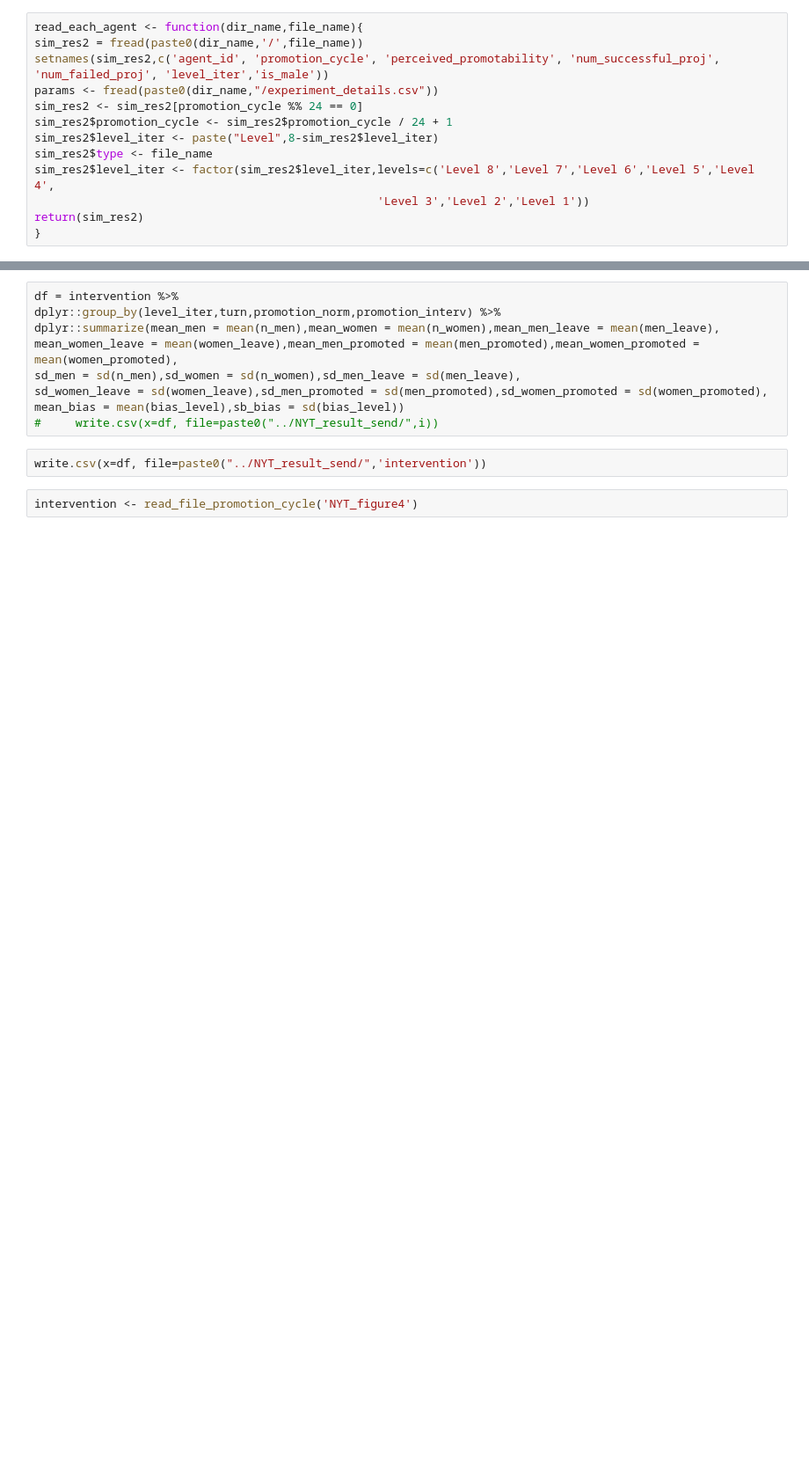
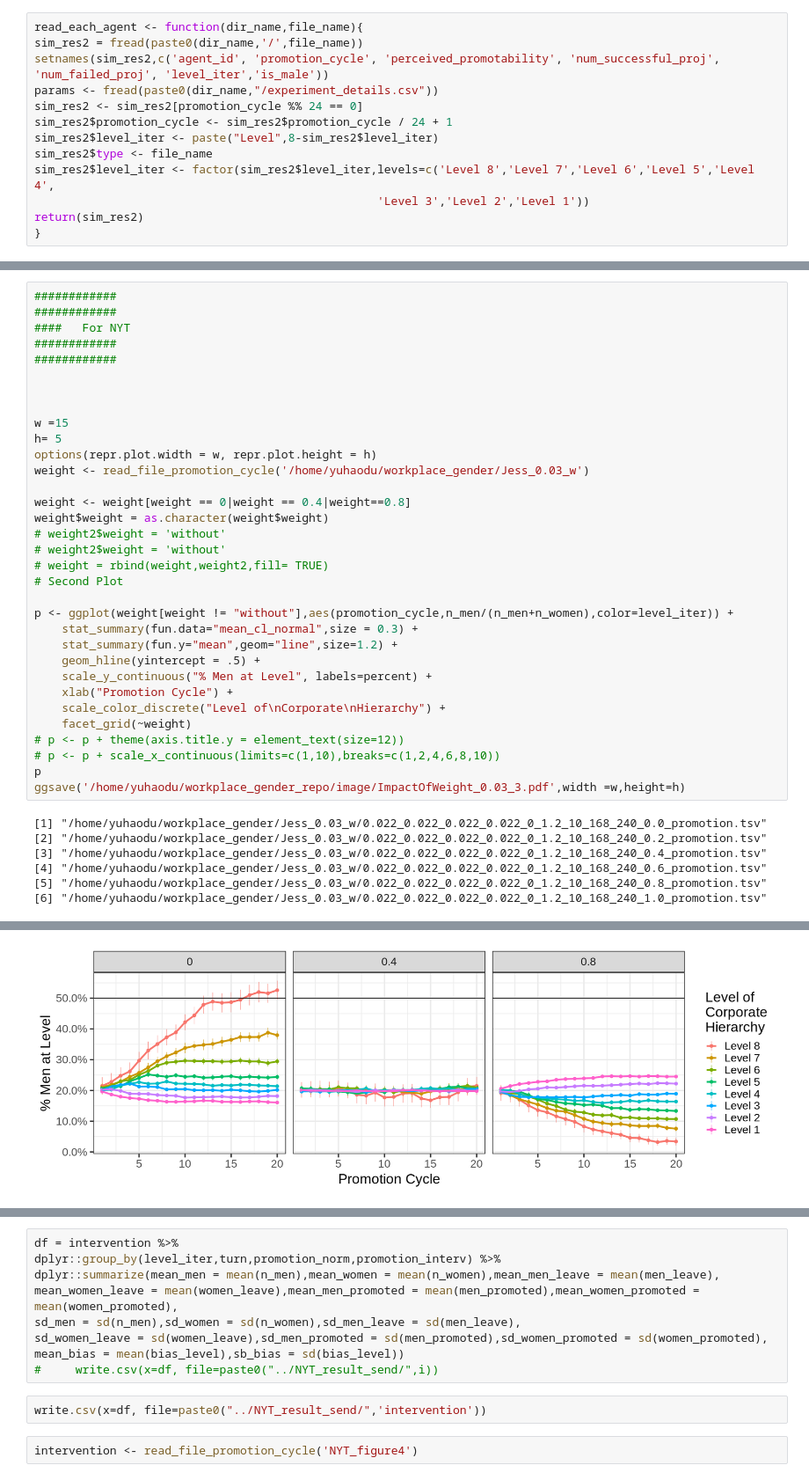
Before and after one commit to yuhaodu/workplace_gender_bias, a Jupyter notebook: plot_paper.ipynb, the cells around one changed output, grey strips where cells are left out. Shown at 88% size. Saved outputs shown, nothing was run; the diff lists cells and outputs as text; blank space fills up the shorter version.

```diff
--- a/plot_paper.ipynb
+++ b/plot_paper.ipynb
@@ -118,0 +224,40 @@ write.csv(file3,'/home/yuhaodu/workplace_gender/Jess_dc/0.5_agent.tsv')
+# %%
+############
+############
+####   For NYT
+############
+############
+
+
+
+w =15
+h= 5
+options(repr.plot.width = w, repr.plot.height = h)
+weight <- read_file_promotion_cycle('/home/yuhaodu/workplace_gender/Jess_0.03_w')
+
+weight <- weight[weight == 0|weight == 0.4|weight==0.8]
+weight$weight = as.character(weight$weight)
+# weight2$weight = 'without'
+# weight2$weight = 'without'
+# weight = rbind(weight,weight2,fill= TRUE)
+# Second Plot
+
+p <- ggplot(weight[weight != "without"],aes(promotion_cycle,n_men/(n_men+n_women),color=level_iter)) +
+    stat_summary(fun.data="mean_cl_normal",size = 0.3) +
+    stat_summary(fun.y="mean",geom="line",size=1.2) +
+    geom_hline(yintercept = .5) +
+    scale_y_continuous("% Men at Level", labels=percent) +
+    xlab("Promotion Cycle") +
+    scale_color_discrete("Level of\nCorporate\nHierarchy") +
+    facet_grid(~weight)
+# p <- p + theme(axis.title.y = element_text(size=12))
+# p <- p + scale_x_continuous(limits=c(1,10),breaks=c(1,2,4,6,8,10))
+p
+ggsave('/home/yuhaodu/workplace_gender_repo/image/ImpactOfWeight_0.03_3.pdf',width =w,height=h)
+# %% [output]
+[1] "/home/yuhaodu/workplace_gender/Jess_0.03_w/0.022_0.022_0.022_0.022_0_1.2_10_168_240_0.0_promotion.tsv"
+[2] "/home/yuhaodu/workplace_gender/Jess_0.03_w/0.022_0.022_0.022_0.022_0_1.2_10_168_240_0.2_promotion.tsv"
+[3] "/home/yuhaodu/workplace_gender/Jess_0.03_w/0.022_0.022_0.022_0.022_0_1.2_10_168_240_0.4_promotion.tsv"
+[4] "/home/yuhaodu/workplace_gender/Jess_0.03_w/0.022_0.022_0.022_0.022_0_1.2_10_168_240_0.6_promotion.tsv"
+[5] "/home/yuhaodu/workplace_gender/Jess_0.03_w/0.022_0.022_0.022_0.022_0_1.2_10_168_240_0.8_promotion.tsv"
+[6] "/home/yuhaodu/workplace_gender/Jess_0.03_w/0.022_0.022_0.022_0.022_0_1.2_10_168_240_1.0_promotion.tsv"
@@ -118,0 +266 @@ write.csv(file3,'/home/yuhaodu/workplace_gender/Jess_dc/0.5_agent.tsv')
+[figure, added]
```
Also changed, not shown: parts of 36 cells of this notebook, 17 other files.
